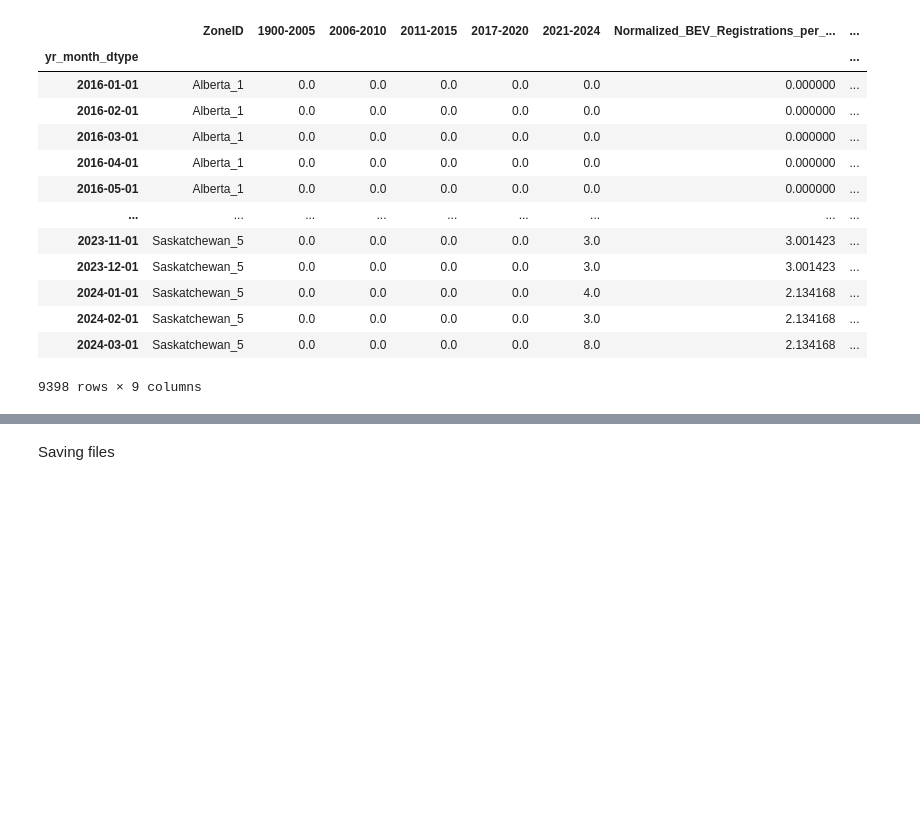
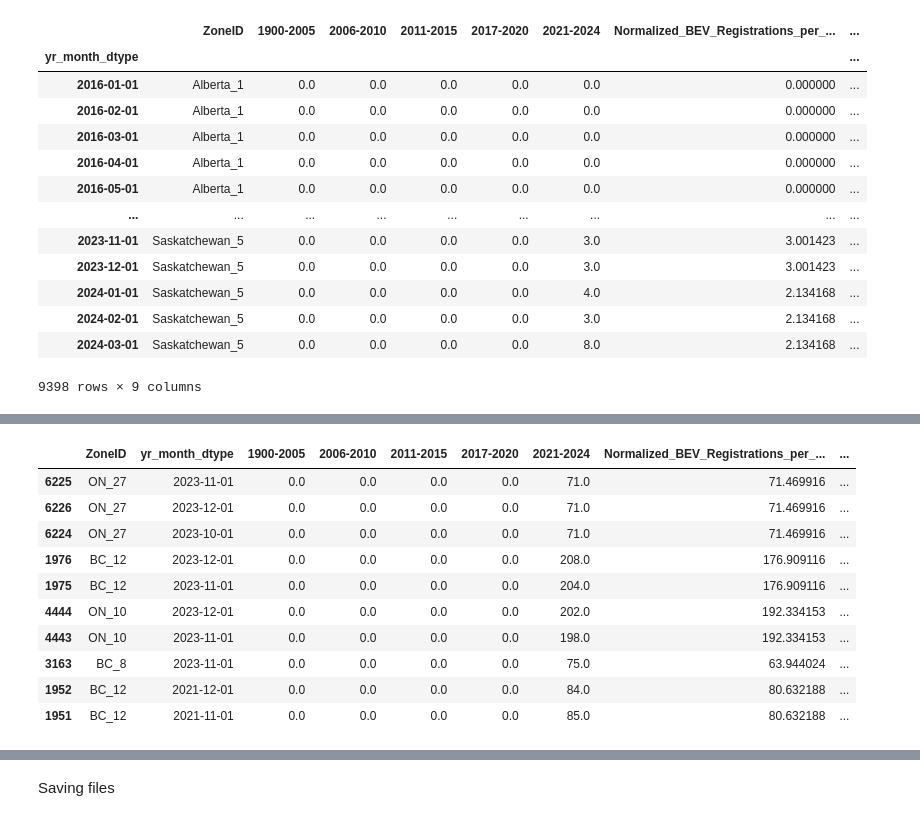
Before and after one commit to AndreMwendwa/AutoTraderCorrect, a Jupyter notebook: Bass_Model_Data_Prep4.ipynb, the cells around one changed output, grey strips where cells are left out. Saved outputs shown, nothing was run; the diff lists cells and outputs as text; code cells hidden in the pictures; blank space fills up the shorter version.

```diff
--- a/Bass_Model_Data_Prep4.ipynb
+++ b/Bass_Model_Data_Prep4.ipynb
@@ -1043,0 +1080,3 @@ bass_input
+# %%
+bass_input_save['2021-2024_share'] = bass_input_save['2021-2024'] / bass_input_save['Total_transactions']
+bass_input_save['2021-2024_share'].describe()
@@ -1043,0 +1093,15 @@ bass_input
+# %%
+# Rows with 5 highest '2021-2024_share'
+bass_input_save.nlargest(10, '2021-2024_share')
+# %% [output]
+|  | ZoneID | yr_month_dtype | 1900-2005 | 2006-2010 | 2011-2015 | 2017-2020 | 2021-2024 | Normalized_BEV_Registrations_per_... | ... |
+| 6225 | ON_27 | 2023-11-01 | 0.0 | 0.0 | 0.0 | 0.0 | 71.0 | 71.469916 | ... |
+| 6226 | ON_27 | 2023-12-01 | 0.0 | 0.0 | 0.0 | 0.0 | 71.0 | 71.469916 | ... |
+| 6224 | ON_27 | 2023-10-01 | 0.0 | 0.0 | 0.0 | 0.0 | 71.0 | 71.469916 | ... |
+| 1976 | BC_12 | 2023-12-01 | 0.0 | 0.0 | 0.0 | 0.0 | 208.0 | 176.909116 | ... |
+| 1975 | BC_12 | 2023-11-01 | 0.0 | 0.0 | 0.0 | 0.0 | 204.0 | 176.909116 | ... |
+| 4444 | ON_10 | 2023-12-01 | 0.0 | 0.0 | 0.0 | 0.0 | 202.0 | 192.334153 | ... |
+| 4443 | ON_10 | 2023-11-01 | 0.0 | 0.0 | 0.0 | 0.0 | 198.0 | 192.334153 | ... |
+| 3163 | BC_8 | 2023-11-01 | 0.0 | 0.0 | 0.0 | 0.0 | 75.0 | 63.944024 | ... |
+| 1952 | BC_12 | 2021-12-01 | 0.0 | 0.0 | 0.0 | 0.0 | 84.0 | 80.632188 | ... |
+| 1951 | BC_12 | 2021-11-01 | 0.0 | 0.0 | 0.0 | 0.0 | 85.0 | 80.632188 | ... |
```
Also changed, not shown: parts of 12 cells of this notebook.
